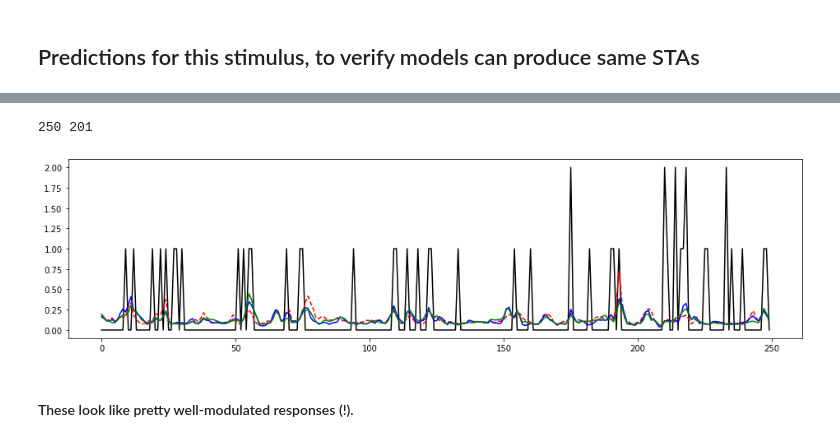
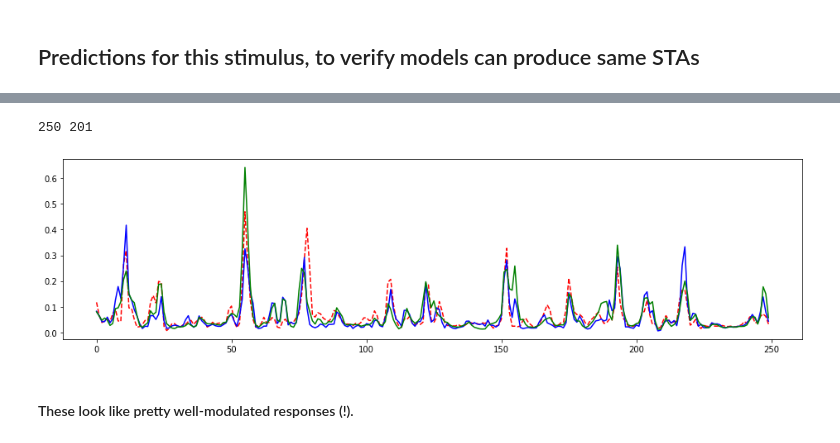
Before and after one commit to jcbyts/V1FreeViewingCode, a Jupyter notebook: Analysis/notebooks/MarmoSharedStreamlined2019Jan.ipynb, the cells around one changed output, grey strips where cells are left out. Saved outputs shown, nothing was run; the diff lists cells and outputs as text; code cells hidden in the pictures.

```diff
--- a/Analysis/notebooks/MarmoSharedStreamlined2019Jan.ipynb
+++ b/Analysis/notebooks/MarmoSharedStreamlined2019Jan.ipynb
@@ -374,6 +376,0 @@ snim0.save_model(dirname+'pkls/d1231snim0.pkl')
-# %%
-# or load model
-fname = dirname + "pkls\\d1231snim0.pkl"
-snim0 = NDN.NDN.load_model(fname)
-
-DU.plot_filters(snim0)
@@ -502,6 +496,0 @@ side2b.save_model(dirname+'pkls/d1231csn0.pkl')
-# %%
-# or load model
-fname = dirname + "pkls\\d1231csn0.pkl"
-side2b = NDN.NDN.load_model(fname)
-
-DU.plot_filters(side2b)
@@ -983,14 +971,9 @@ INFO:tensorflow:Restoring parameters from /home/dbutts/V1/pkls/output_dir0/bstmo
 # %% [markdown]
 ## Saccadic kernels
 # %%
-num_saclags = 40
-back_shifts = 10
-
-Xsac1 = NDNutils.create_time_embedding(NDNutils.shift_mat_zpad(sac_on,-back_shifts,dim=0), [num_saclags, 1, 1], tent_spacing=1)
-Xsac2 = NDNutils.create_time_embedding(NDNutils.shift_mat_zpad(sac_off,-back_shifts,dim=0), [num_saclags, 1, 1], tent_spacing=1)
-
-# Xsac1 = NDNutils.create_time_embedding(sac_on, [num_saclags, 1, 1], tent_spacing=1)
-# Xsac2 = NDNutils.create_time_embedding(sac_off, [num_saclags, 1, 1], tent_spacing=1)
+num_saclags = 20
+Xsac1 = NDNutils.create_time_embedding(sac_on, [num_saclags, 1, 1], tent_spacing=1)
+Xsac2 = NDNutils.create_time_embedding(sac_off, [num_saclags, 1, 1], tent_spacing=1)
 TSreg = 0.0001
 # %%
 prev_mod = side2b.copy_model()
@@ -1088,10 +1067,9 @@ Model pickled to /home/dbutts/Marmo/pkls/sacstim0.pkl
 ## Predictions for this stimulus, to verify models can produce same STAs
 # %%
 # Load best models (so far) -- which might already be in memeory
-
-snim0 = NDN.NDN.load_model(dirname+'pkls\\d1231snim0.pkl')
-csn0 = NDN.NDN.load_model(dirname+'pkls\\d1231csn0.pkl')
-sacmod0 = NDN.NDN.load_model(dirname+'pkls\\sacstim1.pkl')
+snim0 = NDN.NDN.load_model(dirname+'pkls/d1231snim0.pkl')
+csn0 = NDN.NDN.load_model(dirname+'pkls/d1231csn0.pkl')
+sacmod0 = NDN.NDN.load_model(dirname+'pkls/sacstim0.pkl')
 # %%
 # Regenerate stim -- if needed (although need full data)
 num_lags = 10
@@ -1124,15 +1102,14 @@ pred2 = sacmod0.generate_prediction(input_data=[XstimAll, Xsac1, Xsac2])
 # %%
 trange = range(3250,3500) # arbitrary window where most data is valid...
 print(len(trange), len(np.intersect1d(trange,valdata)))
 fig = plt.figure(figsize=(16, 4))
-plt.plot(Robs[trange,cc],'k')
 plt.plot(pred0[trange,cc],'r--')
 plt.plot(pred1[trange,cc],'b')
 plt.plot(pred2[trange,cc],'g')
 plt.show()
 # %% [output]
 250 201
-[figure, old version]
+[figure, new version]
 # %% [markdown]
 #### These look like pretty well-modulated responses (!).
 # %%
```
Also changed, not shown: parts of 42 cells of this notebook, 2 other files.
